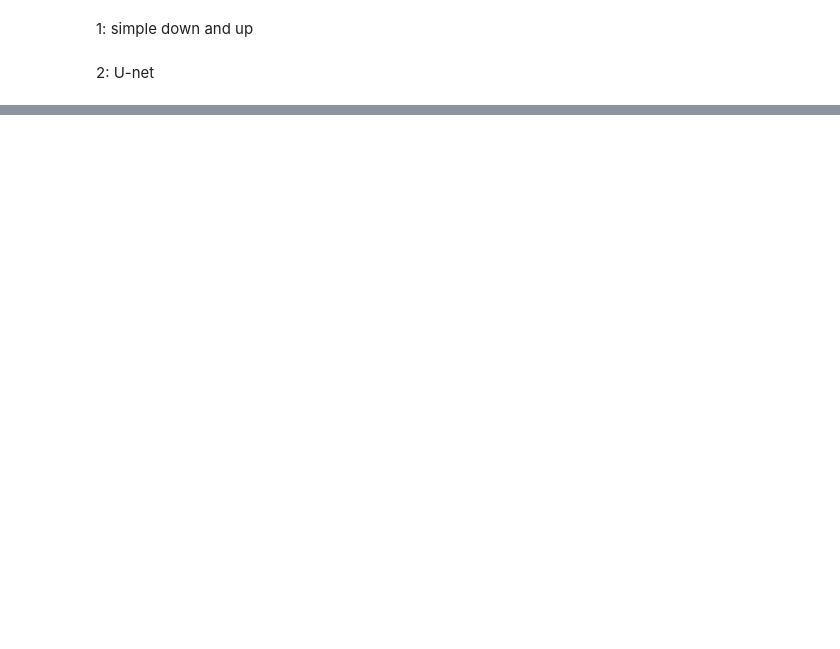
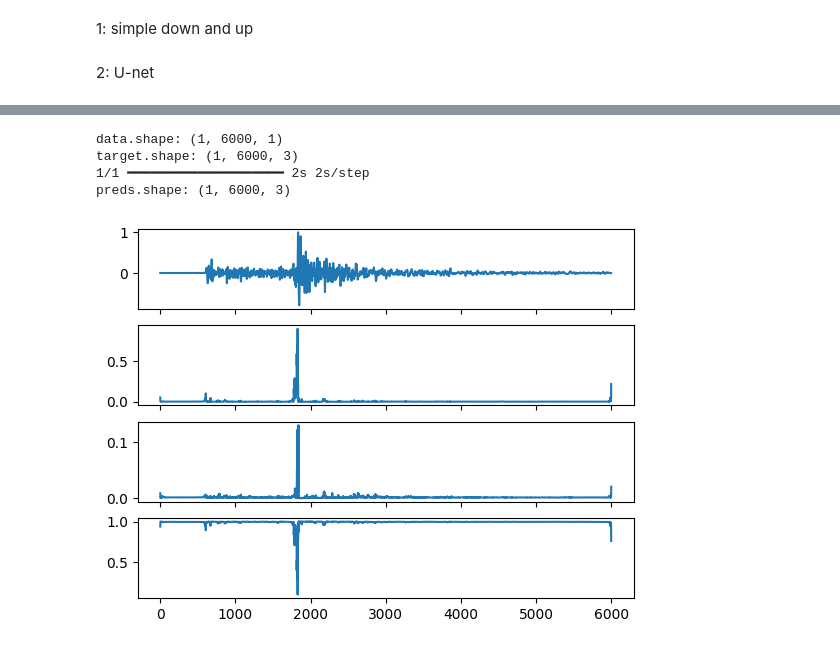
Before and after one commit to smaeland/norsar-ml-workshop, a Jupyter notebook: 3_phase_picker.ipynb, the cells around one changed output, grey strips where cells are left out. Cells and saved outputs as stored; diff of their text form; code cells hidden in the pictures; blank space fills up the shorter version.

```diff
--- a/3_phase_picker.ipynb
+++ b/3_phase_picker.ipynb
@@ -230,10 +250,12 @@ model.compile(
     optimizer=keras.optimizers.Adam(1e-4), loss="categorical_crossentropy"
 )
 # %%
-epochs = 1
+epochs = 10
 model.fit(
     train_dataset,
     epochs=epochs,
     verbose=1,
 )
+
+model.save('phase_picker.keras')
 # %% [output]
@@ -242,0 +284,36 @@ KeyboardInterrupt:
+# %%
+for batch_data, batch_target in train_dataset.take(1):
+med_model.compile(
+    optimizer=keras.optimizers.Adam(1e-4), loss="categorical_crossentropy"
+)
+
+epochs = 5
+med_model.fit(
+    train_dataset,
+    epochs=epochs,
+    verbose=1,
+)
+    data = batch_data[1]
+    data = np.expand_dims(data, axis=0)
+    target = batch_target[1]
+    target = np.expand_dims(target, axis=0)
+
+    print('data.shape:', data.shape)
+    print('target.shape:', target.shape)
+
+    preds = model.predict(data)
+    print('preds.shape:', preds.shape)
+
+    _, ax = plt.subplots(4, 1, sharex=True)
+    xvals = np.arange(data.shape[1])
+
+    ax[0].plot(xvals, data[0, :, 0])
+    ax[1].plot(xvals, preds[0, :, 0])
+    ax[2].plot(xvals, preds[0, :, 1])
+    ax[3].plot(xvals, preds[0, :, 2])
+# %% [output]
+data.shape: (1, 6000, 1)
+target.shape: (1, 6000, 3)
+1/1 ━━━━━━━━━━━━━━━━━━━━ 2s 2s/step
+preds.shape: (1, 6000, 3)
+[figure, added]
```
Also changed, not shown: parts of 10 cells of this notebook, 3 other files.
